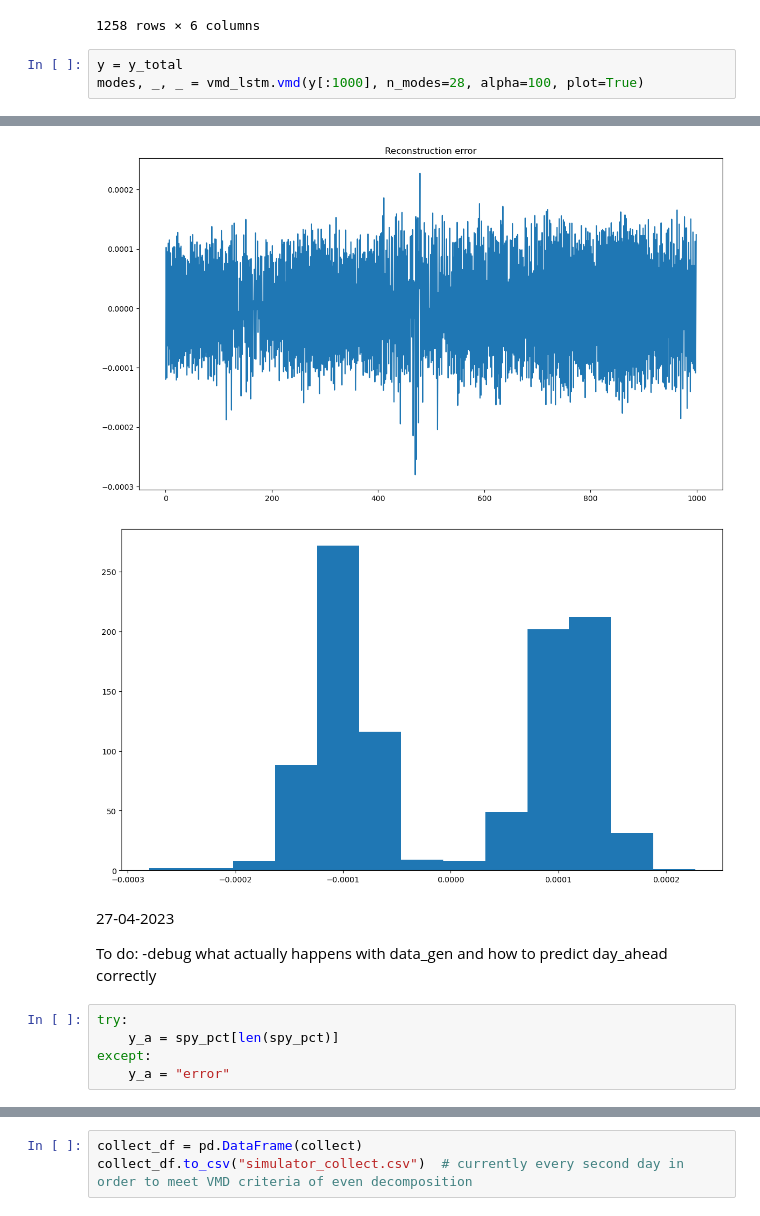
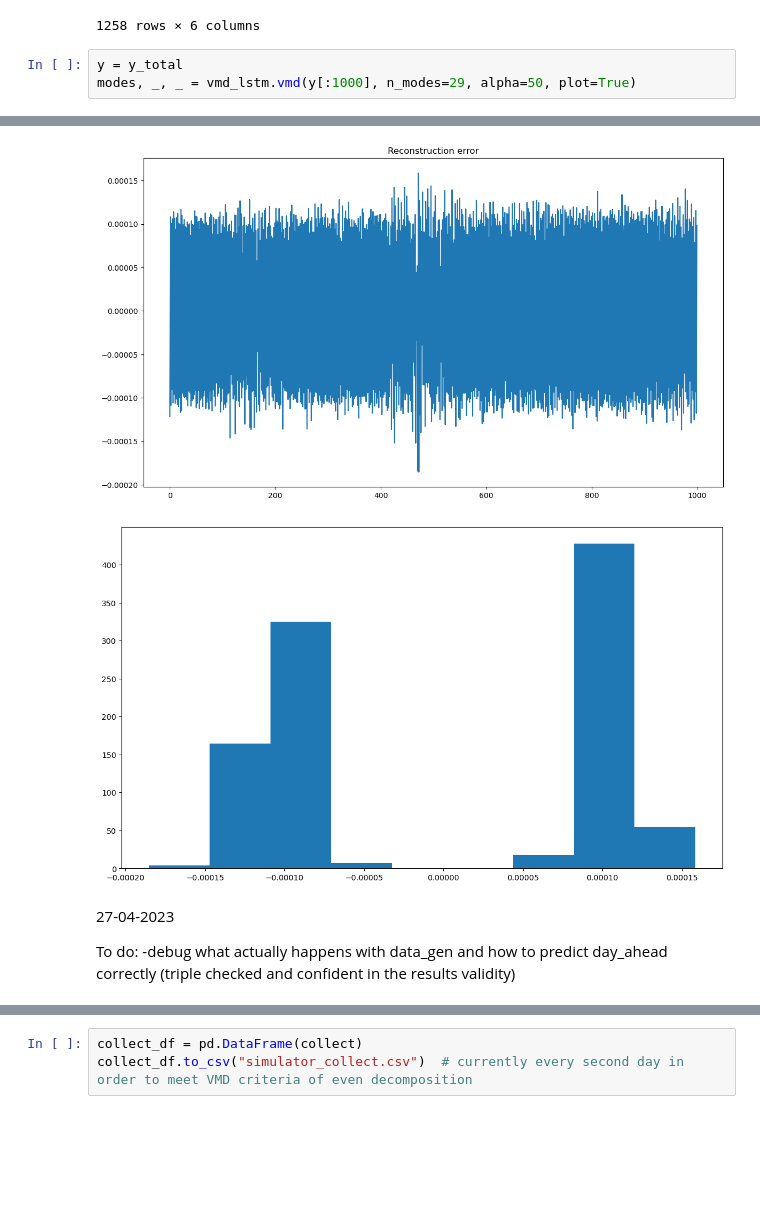
Before and after one commit to dminchev1/vmd-lstm, a Jupyter notebook: vmd_verify.ipynb, the cells around one changed output, grey strips where cells are left out. Saved outputs shown, nothing was run; the diff lists cells and outputs as text; blank space fills up the shorter version.

```diff
--- a/vmd_verify.ipynb
+++ b/vmd_verify.ipynb
@@ -198,5 +199,5 @@ spy_df
 1258 rows × 6 columns
 # %%
 y = y_total
-modes, _, _ = vmd_lstm.vmd(y[:1000], n_modes=28, alpha=100, plot=True)
+modes, _, _ = vmd_lstm.vmd(y[:1000], n_modes=29, alpha=50, plot=True)
 # %% [output]
@@ -204,15 +205,10 @@ modes, _, _ = vmd_lstm.vmd(y[:1000], n_modes=28, alpha=100, plot=True)
-[figure, old version]
+[figure, new version]
-[figure, old version]
+[figure, new version]
 # %% [markdown]
 27-04-2023
 
 To do:
--debug what actually happens with data_gen and how to predict day_ahead correctly
+-debug what actually happens with data_gen and how to predict day_ahead correctly (triple checked and confident in the results validity)
-# %%
-try:
-    y_a = spy_pct[len(spy_pct)]
-except:
-    y_a = "error"
 # %%
 %%time
 
```
Also changed, not shown: parts of 7 cells of this notebook, 1 other file.
